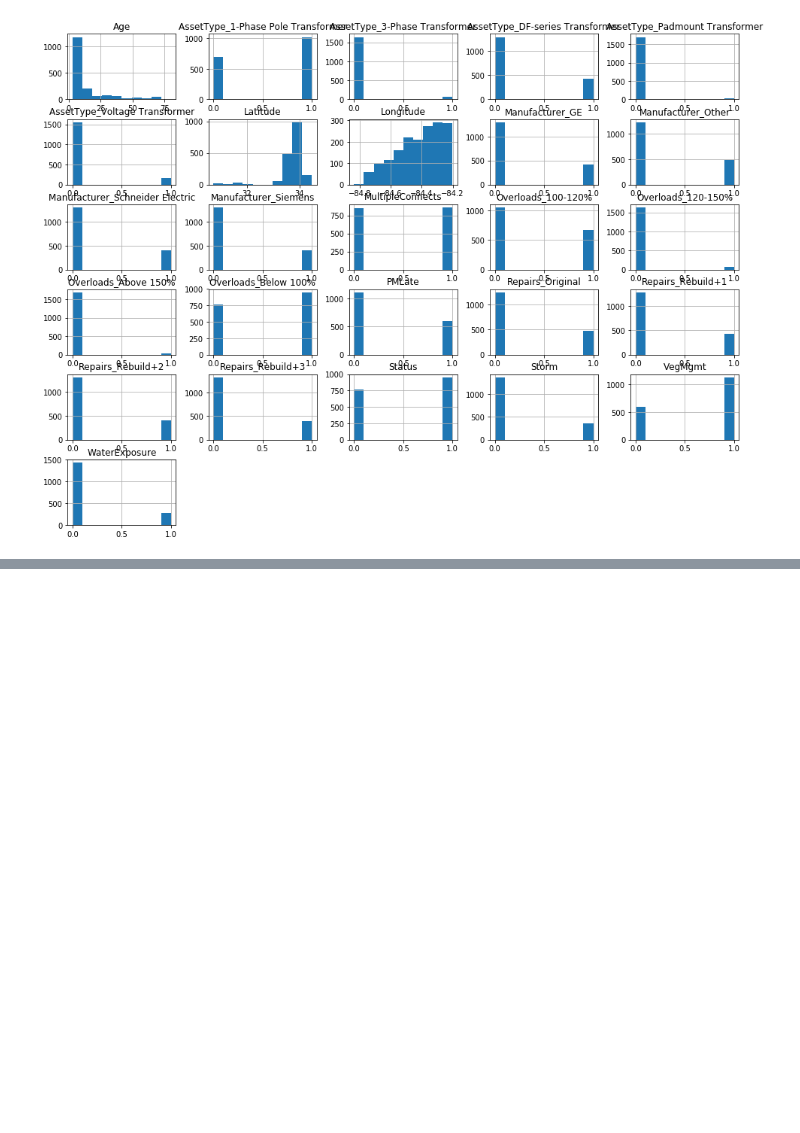
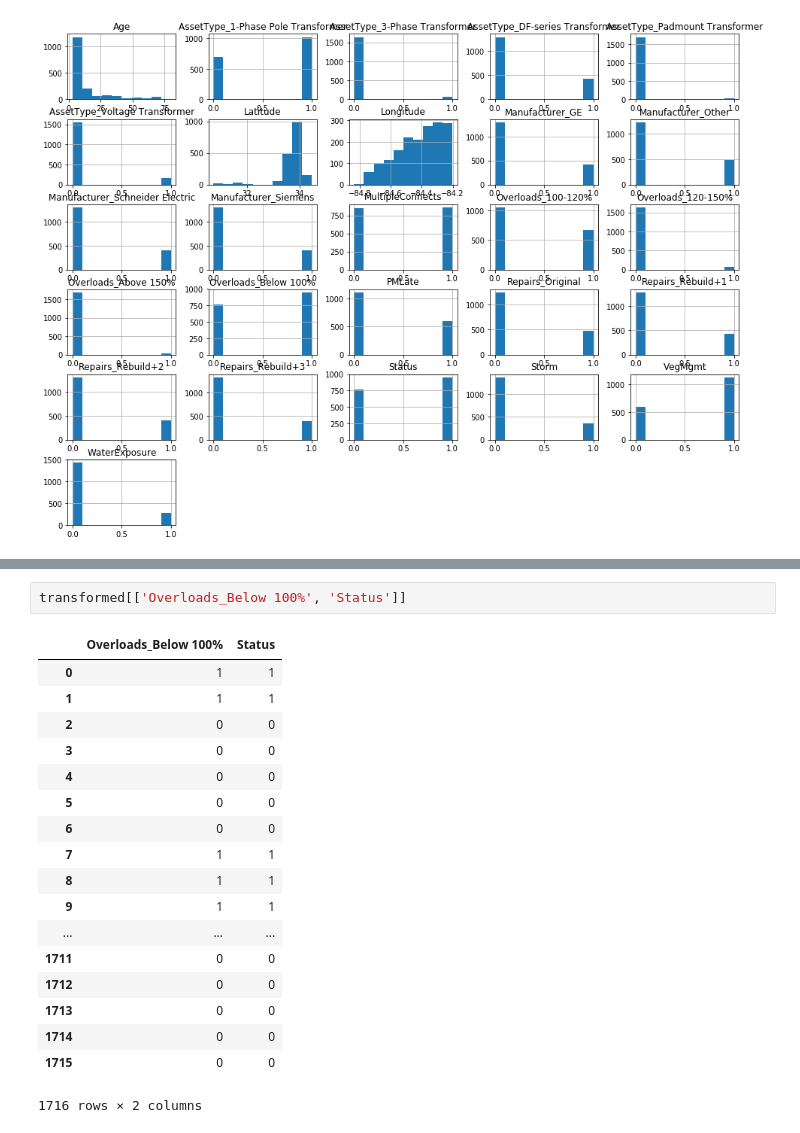
Before and after one commit to kurtrm/predicting_equipment_failure, a Jupyter notebook: notebooks/Untitled.ipynb, the cells around one changed output, grey strips where cells are left out. Cells and saved outputs as stored; diff of their text form; blank space fills up the shorter version.

```diff
--- a/notebooks/Untitled.ipynb
+++ b/notebooks/Untitled.ipynb
@@ -94,0 +168,21 @@ X_train, X_test, y_train, y_test = train_test_split(train.drop('Status', axis=1)
+# %%
+transformed[['Overloads_Below 100%', 'Status']]
+# %% [output]
+|  | Overloads_Below 100% | Status |
+| 0 | 1 | 1 |
+| 1 | 1 | 1 |
+| 2 | 0 | 0 |
+| 3 | 0 | 0 |
+| 4 | 0 | 0 |
+| 5 | 0 | 0 |
+| 6 | 0 | 0 |
+| 7 | 1 | 1 |
+| 8 | 1 | 1 |
+| 9 | 1 | 1 |
+| ... | ... | ... |
+| 1711 | 0 | 0 |
+| 1712 | 0 | 0 |
+| 1713 | 0 | 0 |
+| 1714 | 0 | 0 |
+| 1715 | 0 | 0 |
+1716 rows × 2 columns
```
Also changed, not shown: parts of 16 cells of this notebook, 1 other file.
